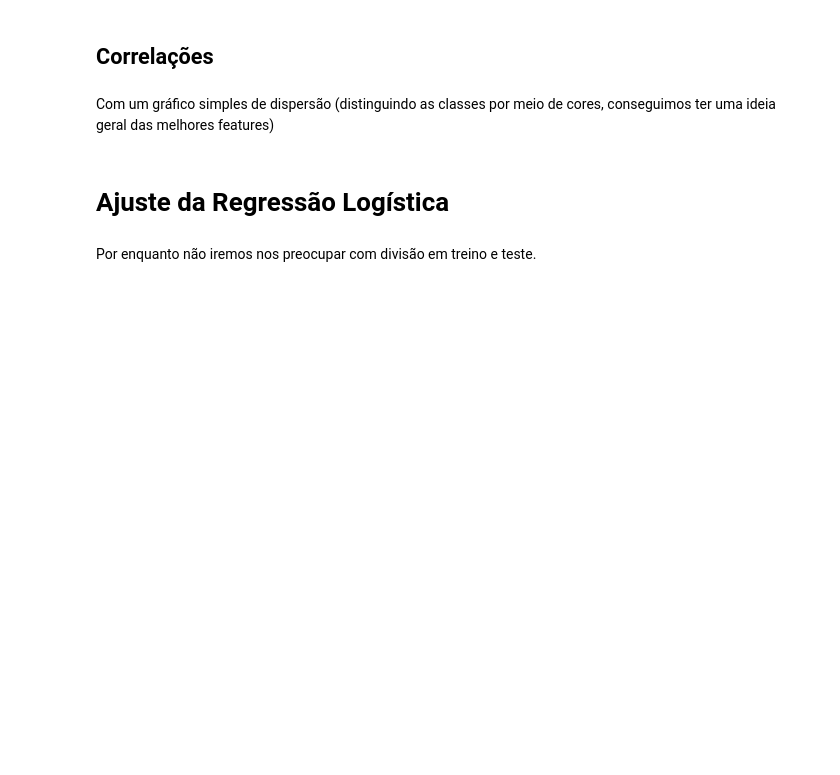
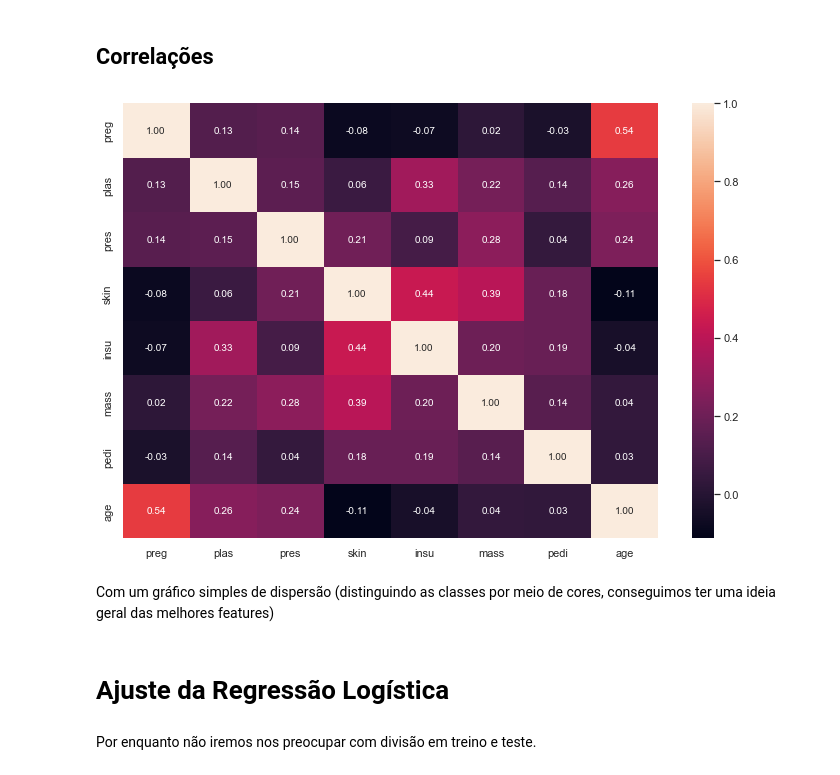
Before and after one commit to brondevitor/Python_Jorney, a Jupyter notebook: Regressão/Regressão Logistica I.ipynb, the cells around one changed output. Drawn from its saved outputs; the diff is of its cells as text; code cells hidden in the pictures; blank space fills up the shorter version.

```diff
--- a/Regressão/Regressão Logistica I.ipynb
+++ b/Regressão/Regressão Logistica I.ipynb
@@ -32,5 +60,18 @@ Temos registros de pacientes com e sem diabetes e informações como:
 # %% [markdown]
 ## Correlações
+# %%
+corrmat = df_diabetes.corr()
+sns.set(font_scale = 1)
+f , ax = plt.subplots(figsize = (12 , 8))
+hm = sns.heatmap(corrmat,
+                cbar = True ,
+                annot = True ,
+                fmt = '.2f',
+                annot_kws = {'size' : 10} ,
+                yticklabels = corrmat.columns ,
+                xticklabels = corrmat.columns)
+# %% [output]
+[figure, added]
 # %% [markdown]
 Com um gráfico simples de dispersão (distinguindo as classes por meio de cores, conseguimos ter uma ideia geral das melhores features)
 # %% [markdown]
```
Also changed, not shown: parts of 6 cells of this notebook.
